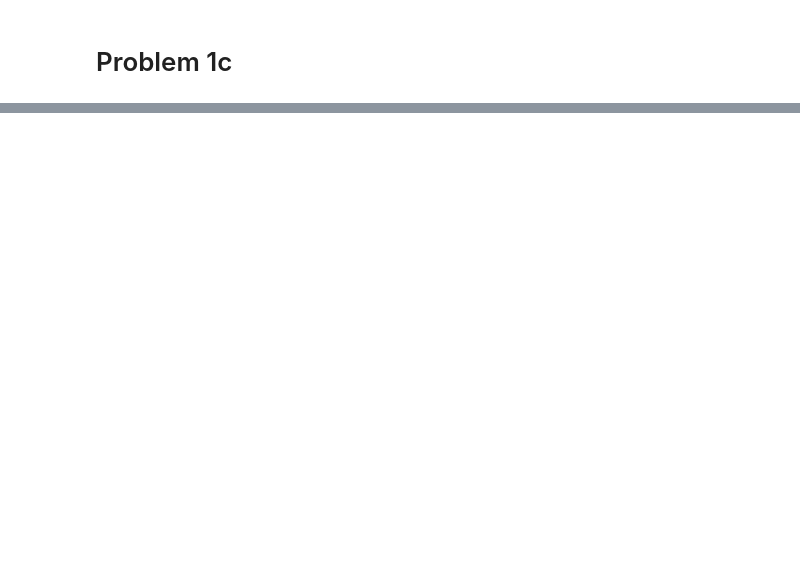
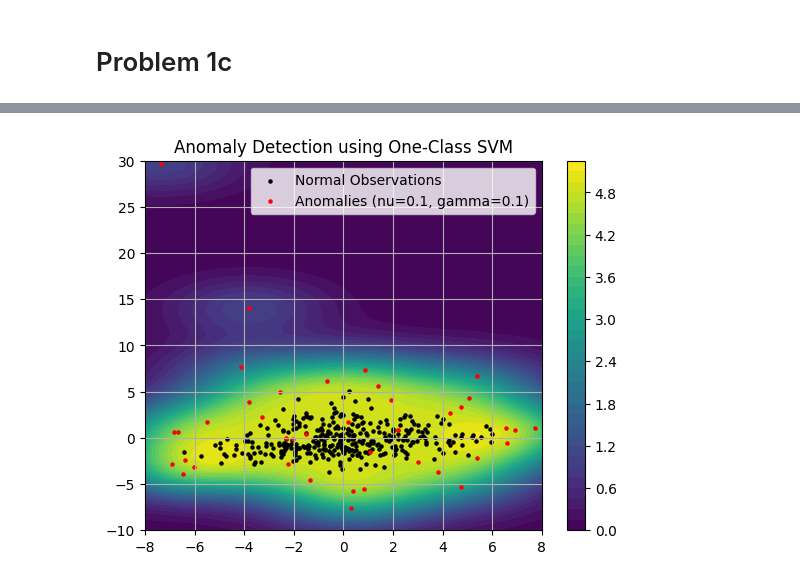
Before and after one commit to GeyzsoN/AI221, a Jupyter notebook: _gk_outputs/MEX 6/homena_mex_6.ipynb, the cells around one changed output, grey strips where cells are left out. Saved outputs shown, nothing was run; the diff lists cells and outputs as text; code cells hidden in the pictures; blank space fills up the shorter version.

```diff
--- a/_gk_outputs/MEX 6/homena_mex_6.ipynb
+++ b/_gk_outputs/MEX 6/homena_mex_6.ipynb
@@ -220,0 +359,23 @@ Threshold (KDE) = 0.006580083253197445
+# %%
+nu = 0.1
+gamma = 0.1
+
+ocsvm = OneClassSVM(nu=nu, gamma=gamma).fit(waste_df_scaled_pca)
+Zp = ocsvm.score_samples(XY)
+Zp = Zp.reshape(Xp.shape)
+
+# Get the anomalous data points
+y_pred = ocsvm.predict(waste_df_scaled_pca)
+normals = waste_df_scaled_pca[y_pred == 1,:]
+anomals = waste_df_scaled_pca[y_pred == -1,:]
+
+cntr = plt.contourf(Xp, Yp, Zp, levels=50, cmap='viridis')
+plt.scatter(normals[:,0], normals[:,1], s=5, color='k', label='Normal Observations')
+plt.scatter(anomals[:,0], anomals[:,1], s=5, color='r', label=f'Anomalies (nu={nu}, gamma={gamma})')
+plt.title('Anomaly Detection using One-Class SVM')
+plt.colorbar(cntr)
+plt.legend()
+plt.grid()
+plt.show()
+# %% [output]
+[figure, added]
```
Also changed, not shown: parts of 16 cells of this notebook, 2 other files.
